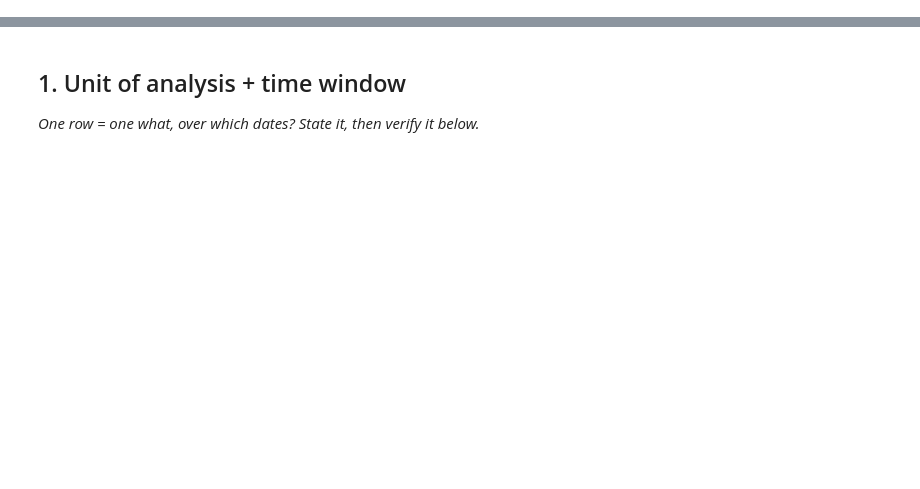
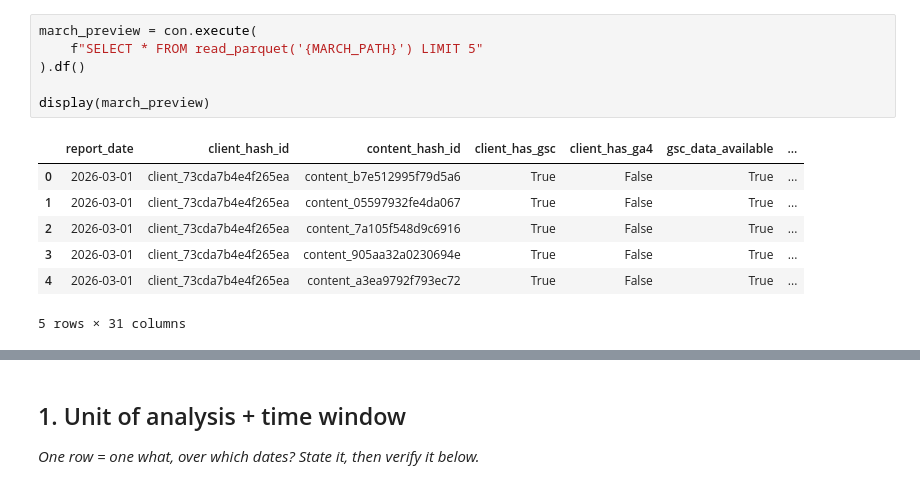
Before and after one commit to Veduisback/flyrank-ml-internship-starter, a Jupyter notebook: work/notebooks/w03_data_contract.ipynb, the cells around one changed output, grey strips where cells are left out. Drawn from its saved outputs; the diff is of its cells as text; blank space fills up the shorter version.

```diff
--- a/work/notebooks/w03_data_contract.ipynb
+++ b/work/notebooks/w03_data_contract.ipynb
@@ -8,0 +88,14 @@ This skeleton is yours to fill. Work the sections **in order** — each one has
+# %%
+march_preview = con.execute(
+    f"SELECT * FROM read_parquet('{MARCH_PATH}') LIMIT 5"
+).df()
+
+display(march_preview)
+# %% [output]
+|  | report_date | client_hash_id | content_hash_id | client_has_gsc | client_has_ga4 | gsc_data_available | ... |
+| 0 | 2026-03-01 | client_73cda7b4e4f265ea | content_b7e512995f79d5a6 | True | False | True | ... |
+| 1 | 2026-03-01 | client_73cda7b4e4f265ea | content_05597932fe4da067 | True | False | True | ... |
+| 2 | 2026-03-01 | client_73cda7b4e4f265ea | content_7a105f548d9c6916 | True | False | True | ... |
+| 3 | 2026-03-01 | client_73cda7b4e4f265ea | content_905aa32a0230694e | True | False | True | ... |
+| 4 | 2026-03-01 | client_73cda7b4e4f265ea | content_a3ea9792f793ec72 | True | False | True | ... |
+5 rows × 31 columns
```
Also changed, not shown: parts of 26 cells of this notebook, 1 other file.
